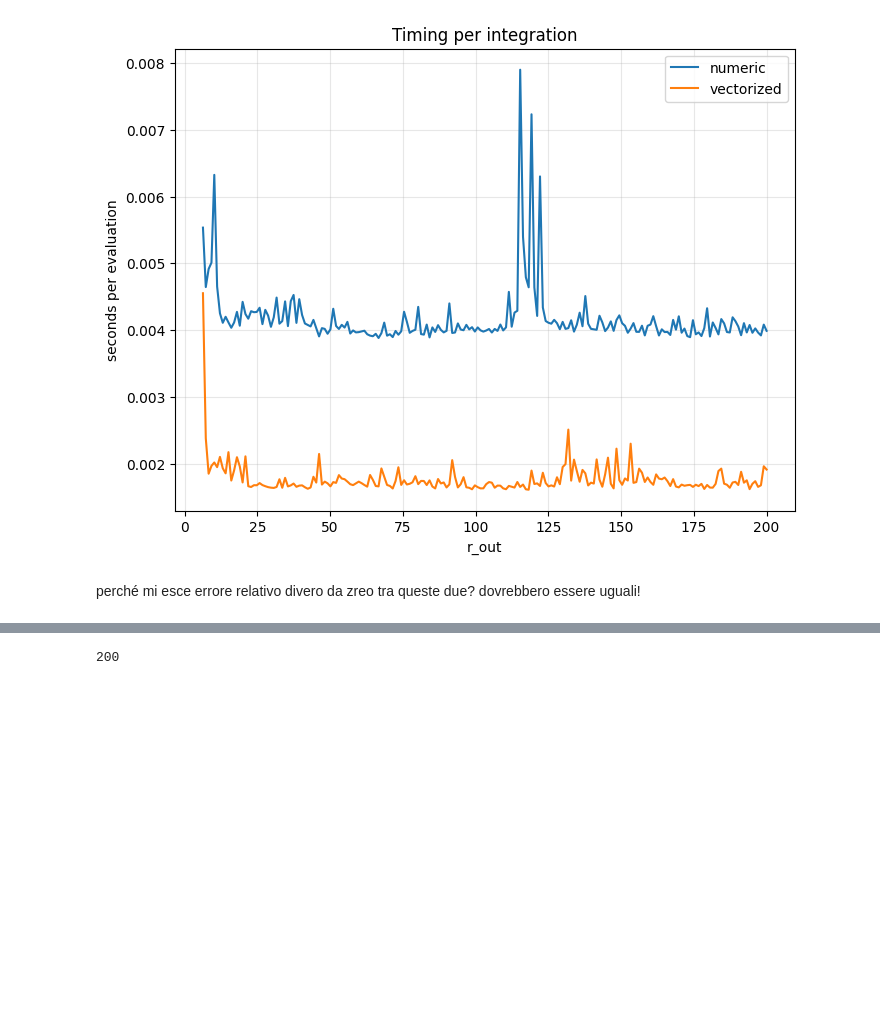
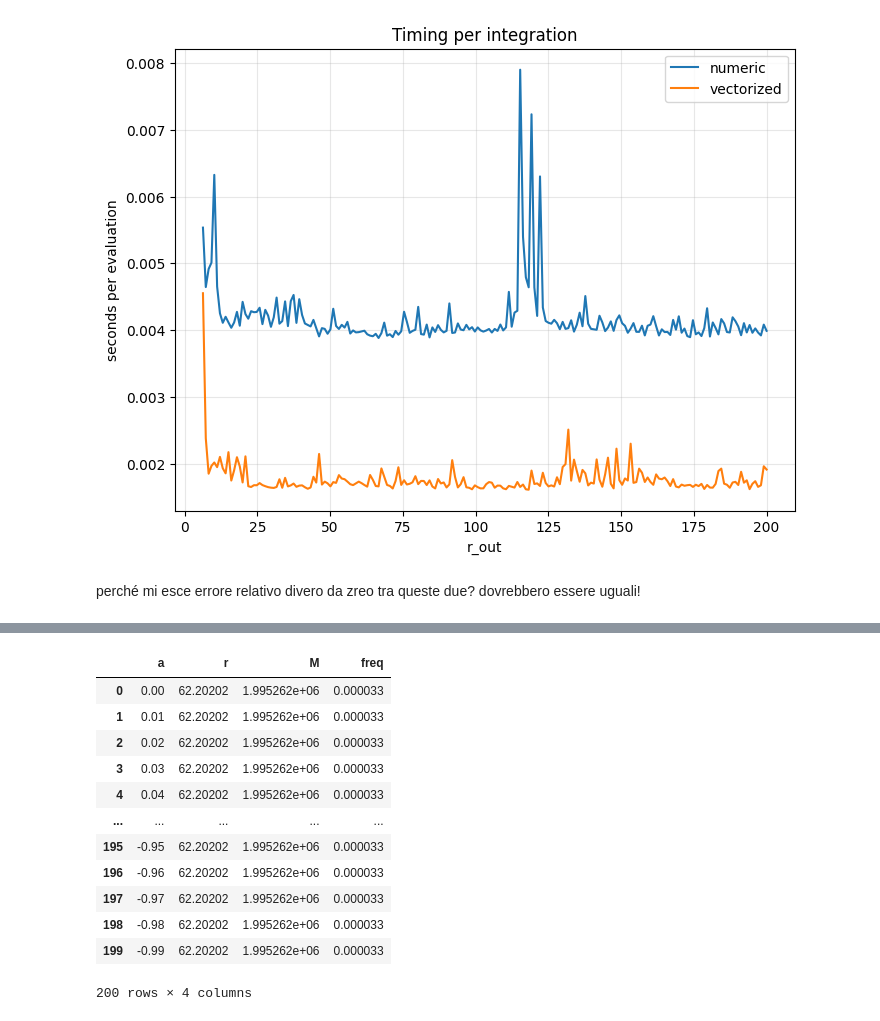
Before and after one commit to mauroghira/iuss_thesis, a Jupyter notebook: ts2.ipynb, the cells around one changed output, grey strips where cells are left out. Cells and saved outputs as stored; diff of their text form; code cells hidden in the pictures; blank space fills up the shorter version.

```diff
--- a/ts2.ipynb
+++ b/ts2.ipynb
@@ -641,13 +649,25 @@ freq_func = make_general_freq_func(nu_phi)
 # %%
 labels = list(params.keys())
 
-res2 = find_param_matches(
+res2 = find_matches(
     mesh_arrays=mesh_arrays,
     labels=labels,
     param_vectors=param_vectors,
     freq_func=freq_func
 )
 # %%
-len(res2)
+res2
 # %% [output]
+|  | a | r | M | freq |
+| 0 | 0.00 | 62.20202 | 1.995262e+06 | 0.000033 |
+| 1 | 0.01 | 62.20202 | 1.995262e+06 | 0.000033 |
+| 2 | 0.02 | 62.20202 | 1.995262e+06 | 0.000033 |
+| 3 | 0.03 | 62.20202 | 1.995262e+06 | 0.000033 |
+| 4 | 0.04 | 62.20202 | 1.995262e+06 | 0.000033 |
+| ... | ... | ... | ... | ... |
+| 195 | -0.95 | 62.20202 | 1.995262e+06 | 0.000033 |
+| 196 | -0.96 | 62.20202 | 1.995262e+06 | 0.000033 |
+| 197 | -0.97 | 62.20202 | 1.995262e+06 | 0.000033 |
+| 198 | -0.98 | 62.20202 | 1.995262e+06 | 0.000033 |
+| 199 | -0.99 | 62.20202 | 1.995262e+06 | 0.000033 |
-200
+200 rows × 4 columns
```
Also changed, not shown: parts of 8 cells of this notebook, 2 other files.
